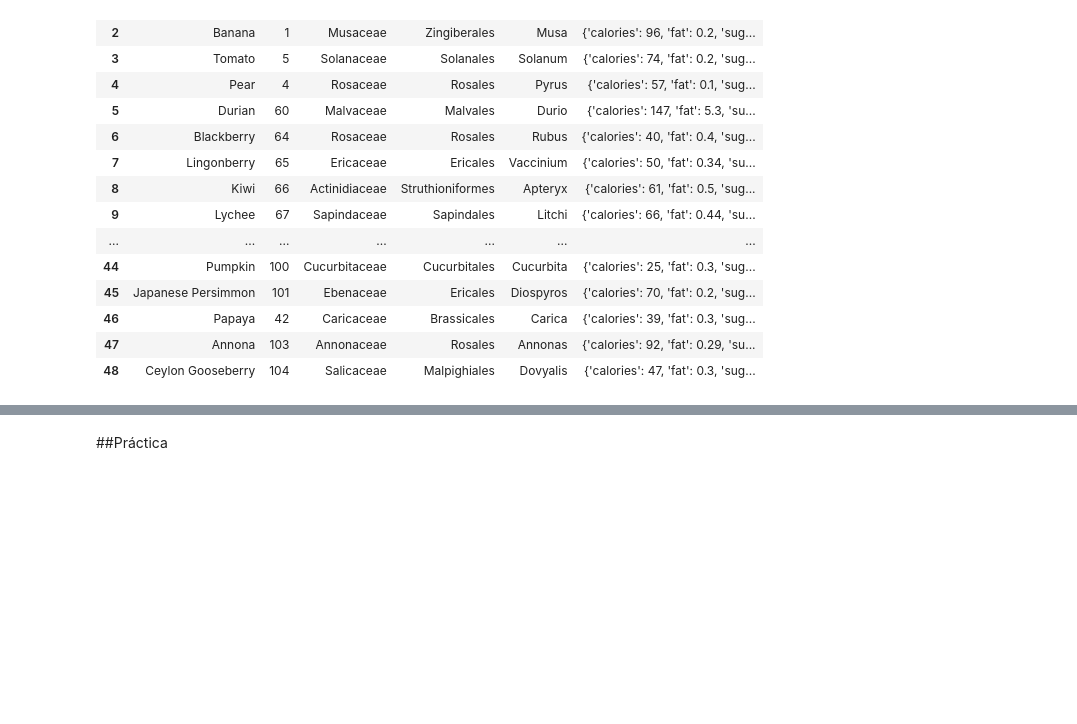
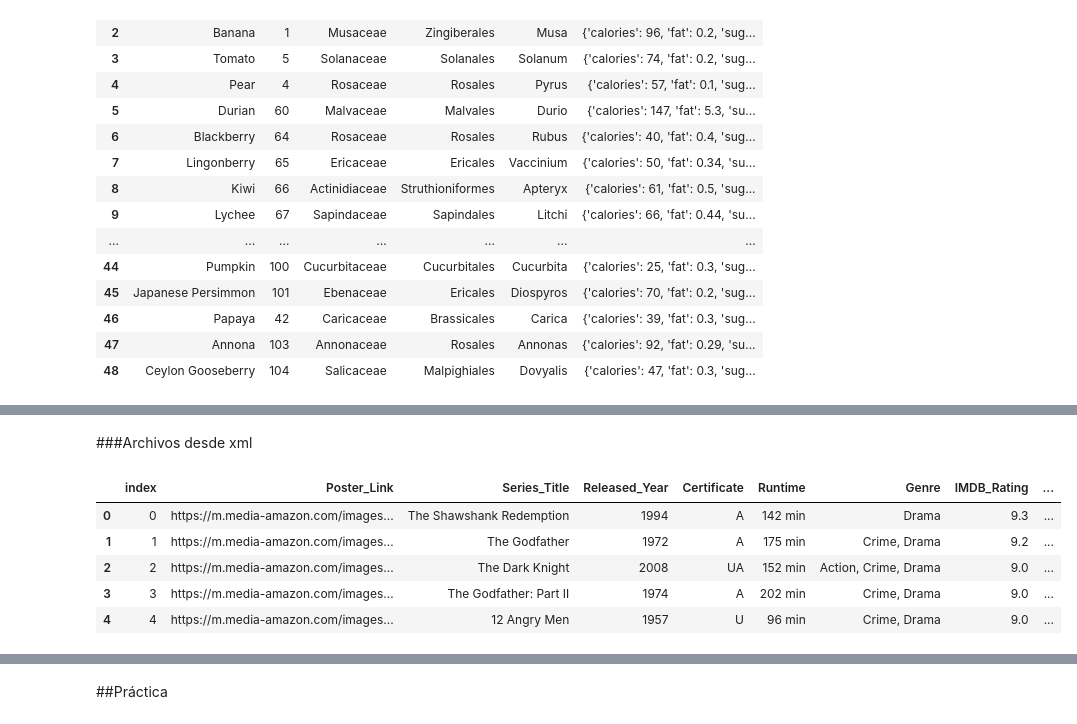
Before and after one commit to AenimaLabs/pandas_distintos_tipos_archivos, a Jupyter notebook: Pandas_tipos_de_archivos.ipynb, the cells around one changed output, grey strips where cells are left out. Saved outputs shown, nothing was run; the diff lists cells and outputs as text; code cells hidden in the pictures; blank space fills up the shorter version.

```diff
--- a/Pandas_tipos_de_archivos.ipynb
+++ b/Pandas_tipos_de_archivos.ipynb
@@ -396,0 +481,12 @@ pd.DataFrame(resultado)
+# %% [markdown]
+###Archivos desde xml
+# %%
+datos_xml = pd.read_xml('/content/drive/MyDrive/OracleOne/imdb_top_1000.xml')
+display(datos_xml.head())
+# %% [output]
+|  | index | Poster_Link | Series_Title | Released_Year | Certificate | Runtime | Genre | IMDB_Rating | ... |
+| 0 | 0 | https://m.media-amazon.com/images... | The Shawshank Redemption | 1994 | A | 142 min | Drama | 9.3 | ... |
+| 1 | 1 | https://m.media-amazon.com/images... | The Godfather | 1972 | A | 175 min | Crime, Drama | 9.2 | ... |
+| 2 | 2 | https://m.media-amazon.com/images... | The Dark Knight | 2008 | UA | 152 min | Action, Crime, Drama | 9.0 | ... |
+| 3 | 3 | https://m.media-amazon.com/images... | The Godfather: Part II | 1974 | A | 202 min | Crime, Drama | 9.0 | ... |
+| 4 | 4 | https://m.media-amazon.com/images... | 12 Angry Men | 1957 | U | 96 min | Crime, Drama | 9.0 | ... |
```
Also changed, not shown: parts of 12 cells of this notebook.
